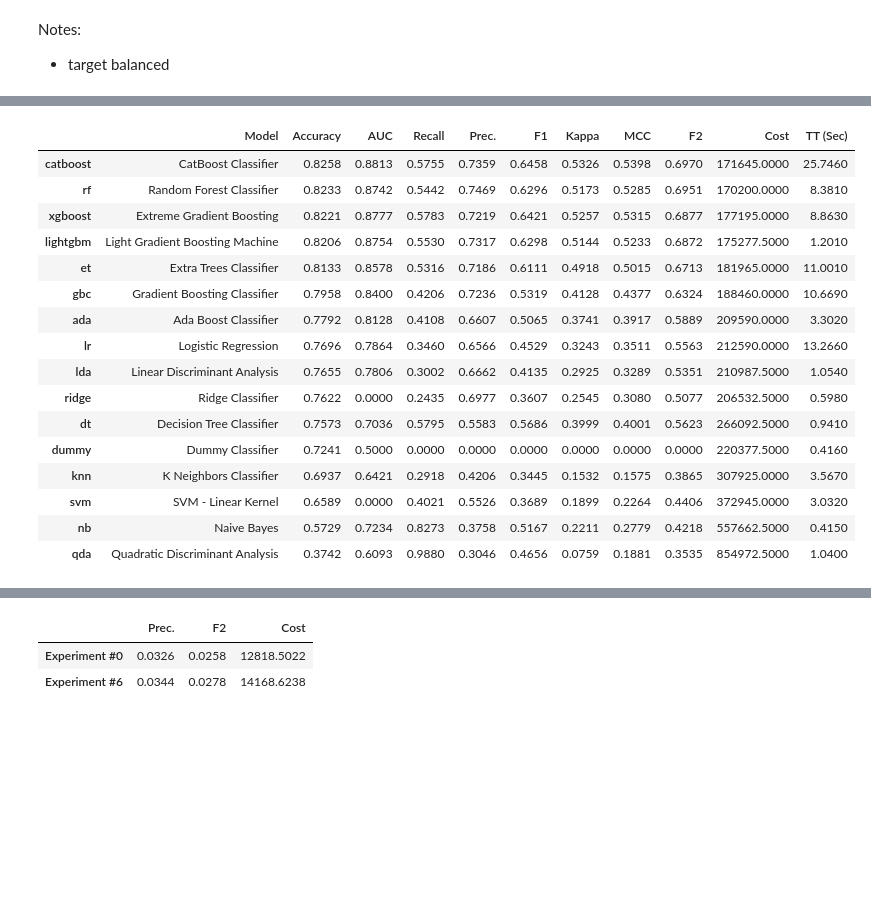
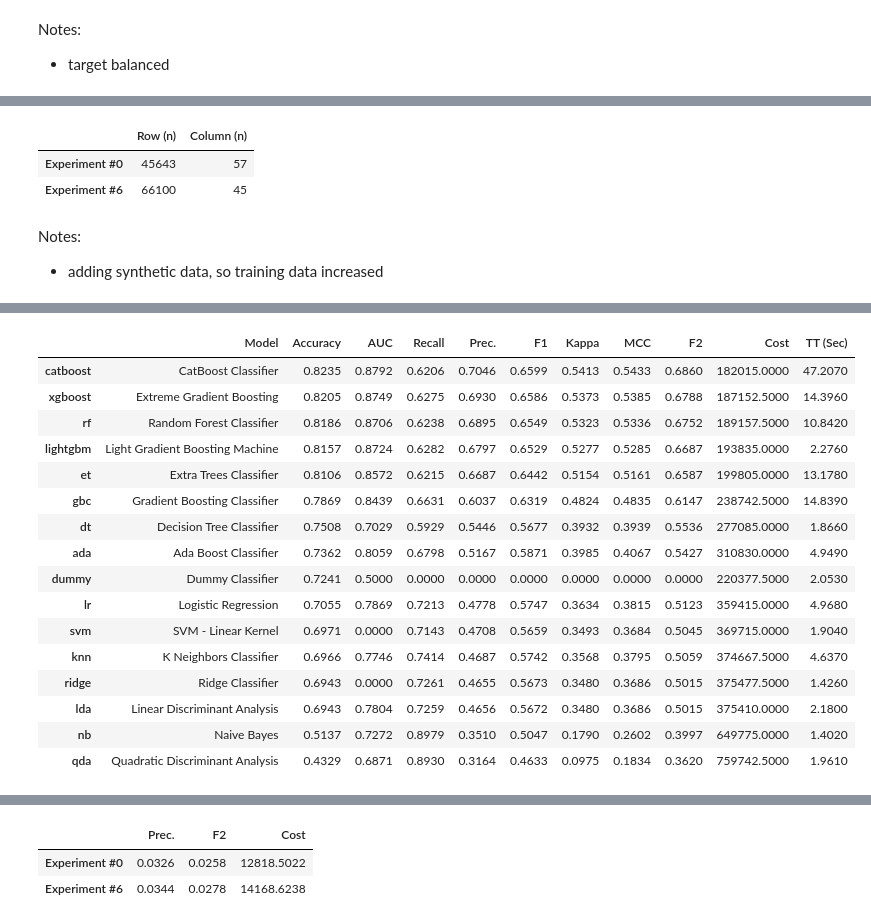
Before and after one commit to garudapaksi-yusuf/Hotel_Booking_Demand, a Jupyter notebook: Hotel_Booking_Demand_Part_2.ipynb, the cells around one changed output, grey strips where cells are left out. Saved outputs shown, nothing was run; the diff lists cells and outputs as text; code cells hidden in the pictures; blank space fills up the shorter version.

```diff
--- a/Hotel_Booking_Demand_Part_2.ipynb
+++ b/Hotel_Booking_Demand_Part_2.ipynb
@@ -1791,26 +1674,38 @@ with pd.option_context('display.max_columns', None):
+# %%
+# ...
+pd.DataFrame(data={'Experiment #0': X_train_transformed0.shape,
+                   'Experiment #6': X_train_transformed6.shape},
+             index=['Row (n)', 'Column (n)']).T
+# %% [output]
+|  | Row (n) | Column (n) |
+| Experiment #0 | 45643 | 57 |
+| Experiment #6 | 66100 | 45 |
+# %% [markdown]
+Notes:
+* adding synthetic data, so training data increased
 # %%
 # Adding 'F-beta' score & Hotel Cost metric
 experiment6.add_metric(id='F2', name='F2', score_func=fbeta_score, beta=0.5)
 experiment6.add_metric(id='cost', name='Cost', score_func=calculate_cost, greater_is_better=False)
 
 # Comparing performances of models in experiment #6
-experiment6_holdout = experiment6.compare_models(n_select=3)
+experiment6_holdout = experiment6.compare_models()
 # %% [output]
 [interactive output not drawn]
 |  | Model | Accuracy | AUC | Recall | Prec. | F1 | Kappa | MCC | F2 | Cost | TT (Sec) |
-| catboost | CatBoost Classifier | 0.8258 | 0.8813 | 0.5755 | 0.7359 | 0.6458 | 0.5326 | 0.5398 | 0.6970 | 171645.0000 | 25.7460 |
-| rf | Random Forest Classifier | 0.8233 | 0.8742 | 0.5442 | 0.7469 | 0.6296 | 0.5173 | 0.5285 | 0.6951 | 170200.0000 | 8.3810 |
-| xgboost | Extreme Gradient Boosting | 0.8221 | 0.8777 | 0.5783 | 0.7219 | 0.6421 | 0.5257 | 0.5315 | 0.6877 | 177195.0000 | 8.8630 |
-| lightgbm | Light Gradient Boosting Machine | 0.8206 | 0.8754 | 0.5530 | 0.7317 | 0.6298 | 0.5144 | 0.5233 | 0.6872 | 175277.5000 | 1.2010 |
-| et | Extra Trees Classifier | 0.8133 | 0.8578 | 0.5316 | 0.7186 | 0.6111 | 0.4918 | 0.5015 | 0.6713 | 181965.0000 | 11.0010 |
-| gbc | Gradient Boosting Classifier | 0.7958 | 0.8400 | 0.4206 | 0.7236 | 0.5319 | 0.4128 | 0.4377 | 0.6324 | 188460.0000 | 10.6690 |
-| ada | Ada Boost Classifier | 0.7792 | 0.8128 | 0.4108 | 0.6607 | 0.5065 | 0.3741 | 0.3917 | 0.5889 | 209590.0000 | 3.3020 |
-| lr | Logistic Regression | 0.7696 | 0.7864 | 0.3460 | 0.6566 | 0.4529 | 0.3243 | 0.3511 | 0.5563 | 212590.0000 | 13.2660 |
-| lda | Linear Discriminant Analysis | 0.7655 | 0.7806 | 0.3002 | 0.6662 | 0.4135 | 0.2925 | 0.3289 | 0.5351 | 210987.5000 | 1.0540 |
-| ridge | Ridge Classifier | 0.7622 | 0.0000 | 0.2435 | 0.6977 | 0.3607 | 0.2545 | 0.3080 | 0.5077 | 206532.5000 | 0.5980 |
-| dt | Decision Tree Classifier | 0.7573 | 0.7036 | 0.5795 | 0.5583 | 0.5686 | 0.3999 | 0.4001 | 0.5623 | 266092.5000 | 0.9410 |
-| dummy | Dummy Classifier | 0.7241 | 0.5000 | 0.0000 | 0.0000 | 0.0000 | 0.0000 | 0.0000 | 0.0000 | 220377.5000 | 0.4160 |
-| knn | K Neighbors Classifier | 0.6937 | 0.6421 | 0.2918 | 0.4206 | 0.3445 | 0.1532 | 0.1575 | 0.3865 | 307925.0000 | 3.5670 |
-| svm | SVM - Linear Kernel | 0.6589 | 0.0000 | 0.4021 | 0.5526 | 0.3689 | 0.1899 | 0.2264 | 0.4406 | 372945.0000 | 3.0320 |
-| nb | Naive Bayes | 0.5729 | 0.7234 | 0.8273 | 0.3758 | 0.5167 | 0.2211 | 0.2779 | 0.4218 | 557662.5000 | 0.4150 |
-| qda | Quadratic Discriminant Analysis | 0.3742 | 0.6093 | 0.9880 | 0.3046 | 0.4656 | 0.0759 | 0.1881 | 0.3535 | 854972.5000 | 1.0400 |
+| catboost | CatBoost Classifier | 0.8235 | 0.8792 | 0.6206 | 0.7046 | 0.6599 | 0.5413 | 0.5433 | 0.6860 | 182015.0000 | 47.2070 |
+| xgboost | Extreme Gradient Boosting | 0.8205 | 0.8749 | 0.6275 | 0.6930 | 0.6586 | 0.5373 | 0.5385 | 0.6788 | 187152.5000 | 14.3960 |
+| rf | Random Forest Classifier | 0.8186 | 0.8706 | 0.6238 | 0.6895 | 0.6549 | 0.5323 | 0.5336 | 0.6752 | 189157.5000 | 10.8420 |
+| lightgbm | Light Gradient Boosting Machine | 0.8157 | 0.8724 | 0.6282 | 0.6797 | 0.6529 | 0.5277 | 0.5285 | 0.6687 | 193835.0000 | 2.2760 |
+| et | Extra Trees Classifier | 0.8106 | 0.8572 | 0.6215 | 0.6687 | 0.6442 | 0.5154 | 0.5161 | 0.6587 | 199805.0000 | 13.1780 |
+| gbc | Gradient Boosting Classifier | 0.7869 | 0.8439 | 0.6631 | 0.6037 | 0.6319 | 0.4824 | 0.4835 | 0.6147 | 238742.5000 | 14.8390 |
+| dt | Decision Tree Classifier | 0.7508 | 0.7029 | 0.5929 | 0.5446 | 0.5677 | 0.3932 | 0.3939 | 0.5536 | 277085.0000 | 1.8660 |
+| ada | Ada Boost Classifier | 0.7362 | 0.8059 | 0.6798 | 0.5167 | 0.5871 | 0.3985 | 0.4067 | 0.5427 | 310830.0000 | 4.9490 |
+| dummy | Dummy Classifier | 0.7241 | 0.5000 | 0.0000 | 0.0000 | 0.0000 | 0.0000 | 0.0000 | 0.0000 | 220377.5000 | 2.0530 |
+| lr | Logistic Regression | 0.7055 | 0.7869 | 0.7213 | 0.4778 | 0.5747 | 0.3634 | 0.3815 | 0.5123 | 359415.0000 | 4.9680 |
+| svm | SVM - Linear Kernel | 0.6971 | 0.0000 | 0.7143 | 0.4708 | 0.5659 | 0.3493 | 0.3684 | 0.5045 | 369715.0000 | 1.9040 |
+| knn | K Neighbors Classifier | 0.6966 | 0.7746 | 0.7414 | 0.4687 | 0.5742 | 0.3568 | 0.3795 | 0.5059 | 374667.5000 | 4.6370 |
+| ridge | Ridge Classifier | 0.6943 | 0.0000 | 0.7261 | 0.4655 | 0.5673 | 0.3480 | 0.3686 | 0.5015 | 375477.5000 | 1.4260 |
+| lda | Linear Discriminant Analysis | 0.6943 | 0.7804 | 0.7259 | 0.4656 | 0.5672 | 0.3480 | 0.3686 | 0.5015 | 375410.0000 | 2.1800 |
+| nb | Naive Bayes | 0.5137 | 0.7272 | 0.8979 | 0.3510 | 0.5047 | 0.1790 | 0.2602 | 0.3997 | 649775.0000 | 1.4020 |
+| qda | Quadratic Discriminant Analysis | 0.4329 | 0.6871 | 0.8930 | 0.3164 | 0.4633 | 0.0975 | 0.1834 | 0.3620 | 759742.5000 | 1.9610 |
```
Also changed, not shown: parts of 38 cells of this notebook.
